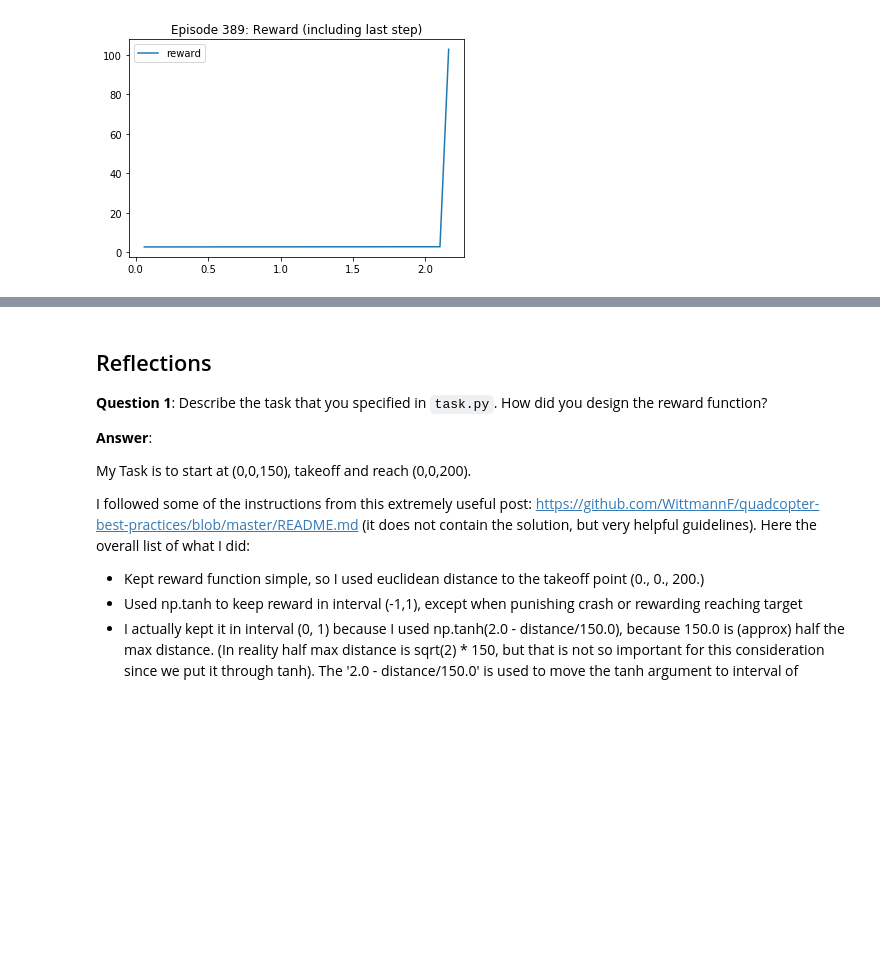
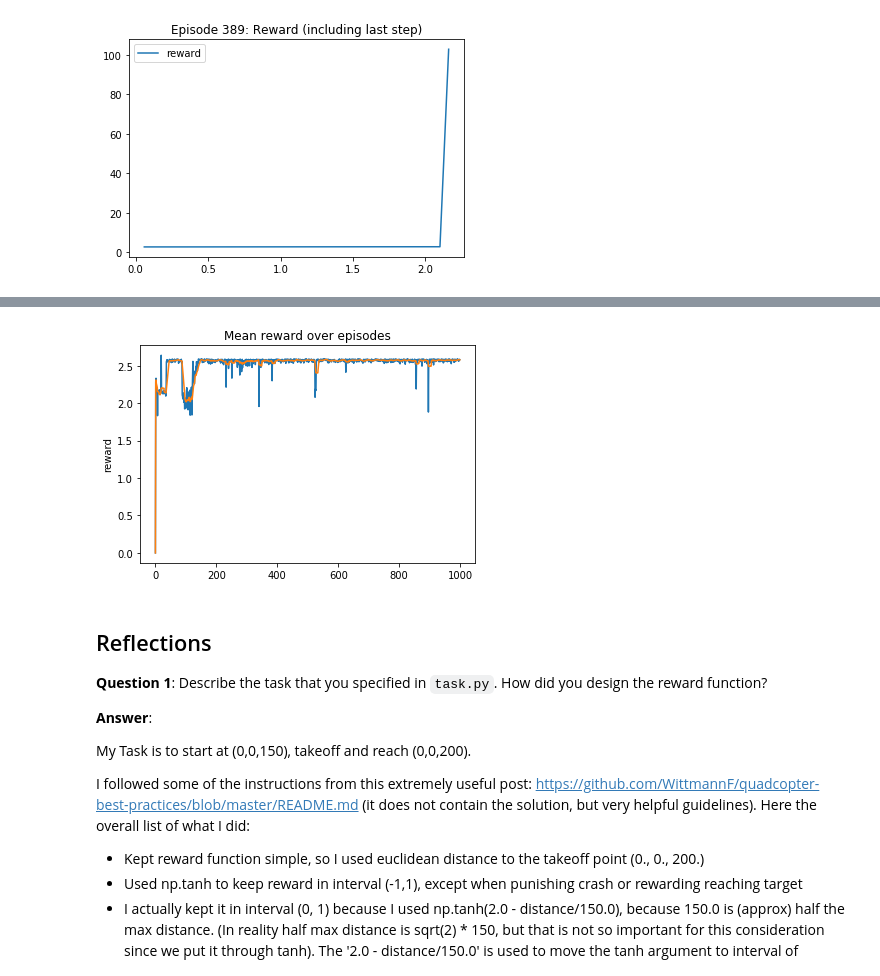
Before and after one commit to glungu/udacity-machine-learning, a Jupyter notebook: reinforcement-learning/quadcopter/Quadcopter_Project.ipynb, the cells around one changed output, grey strips where cells are left out. Drawn from its saved outputs; the diff is of its cells as text; code cells hidden in the pictures; blank space fills up the shorter version.

```diff
--- a/reinforcement-learning/quadcopter/Quadcopter_Project.ipynb
+++ b/reinforcement-learning/quadcopter/Quadcopter_Project.ipynb
@@ -351,3 +380,7 @@ _ = plt.ylim()
+# %%
+show_mean_graph(dir='data_01', N=1000)
+# %% [output]
+[figure, added]
 # %% [markdown]
 ## Reflections
 
```
Also changed, not shown: parts of 4 cells of this notebook, 4 other files.
